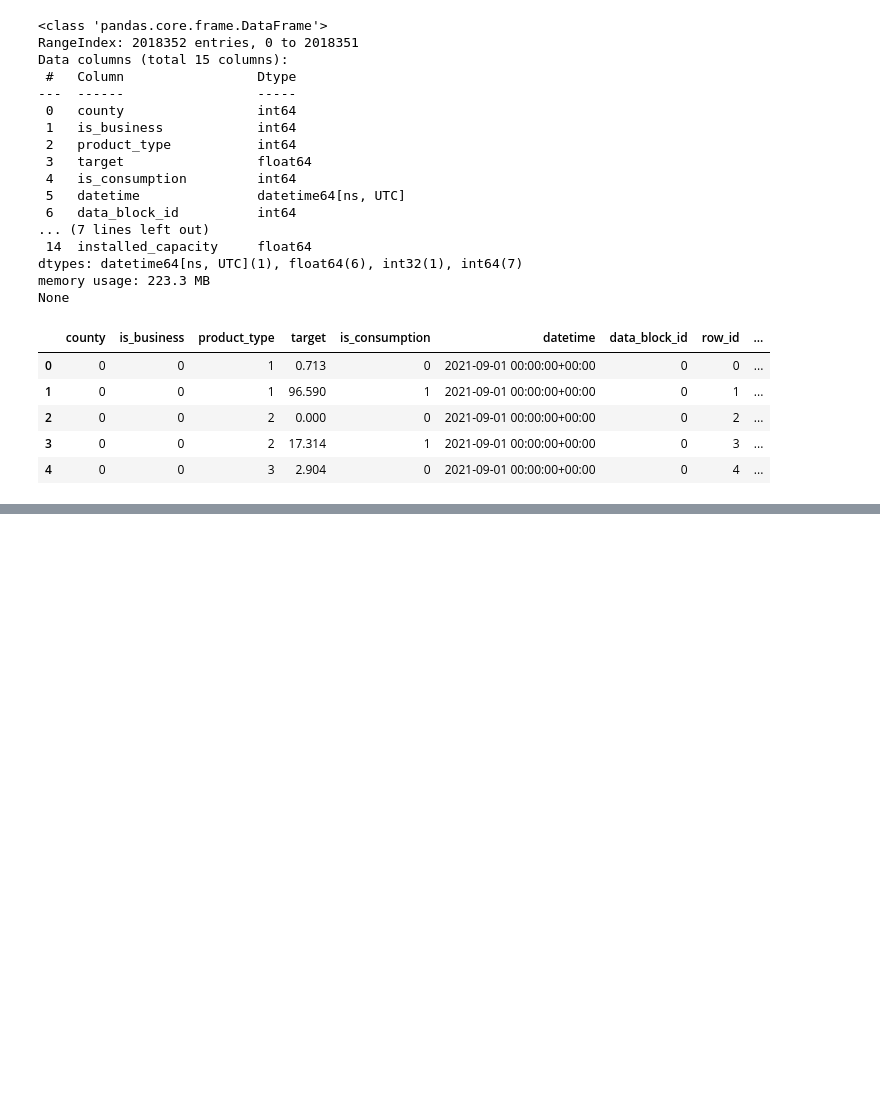
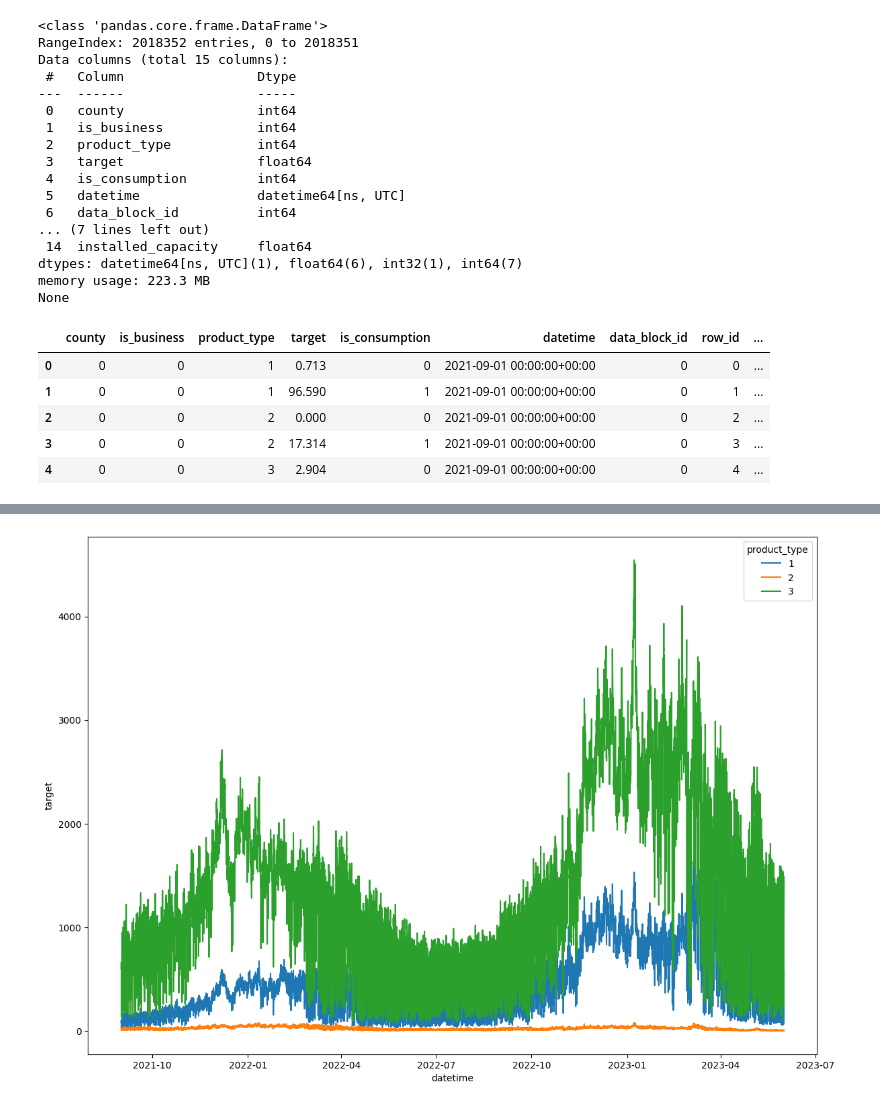
Before and after one commit to hymeng3/kaggle-enefit-prosumer-predict, a Jupyter notebook: notebook.ipynb, the cells around one changed output, grey strips where cells are left out. Cells and saved outputs as stored; diff of their text form; code cells hidden in the pictures; blank space fills up the shorter version.

```diff
--- a/notebook.ipynb
+++ b/notebook.ipynb
@@ -168,0 +180,19 @@ memory usage: 623.7 MB
+# %%
+county = 0
+is_business = 0
+is_consumption = 1
+
+df_plot = dataset[['county', 'is_consumption', 'is_business', 'target', 'datetime', 'product_type']]
+
+df_plot = df_plot[
+    (dataset['county'] == county)
+    & (dataset['is_business'] == is_business)
+    & (dataset['is_consumption'] == is_consumption)]
+
+palette = sns.color_palette("tab10")
+plt.figure(figsize=(14,10))
+fig = sns.lineplot(df_plot, x="datetime", y="target", hue='product_type', palette=palette)
+
+plt.show()
+# %% [output]
+[figure, added]
```
Also changed, not shown: parts of 7 cells of this notebook.
